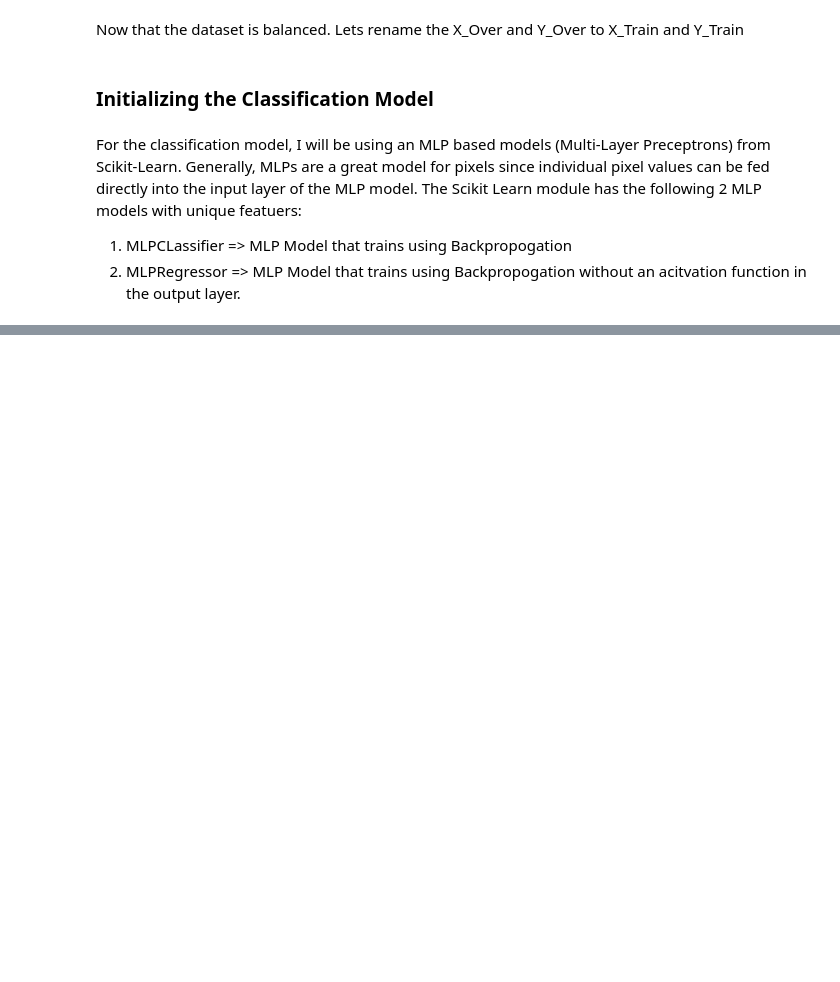
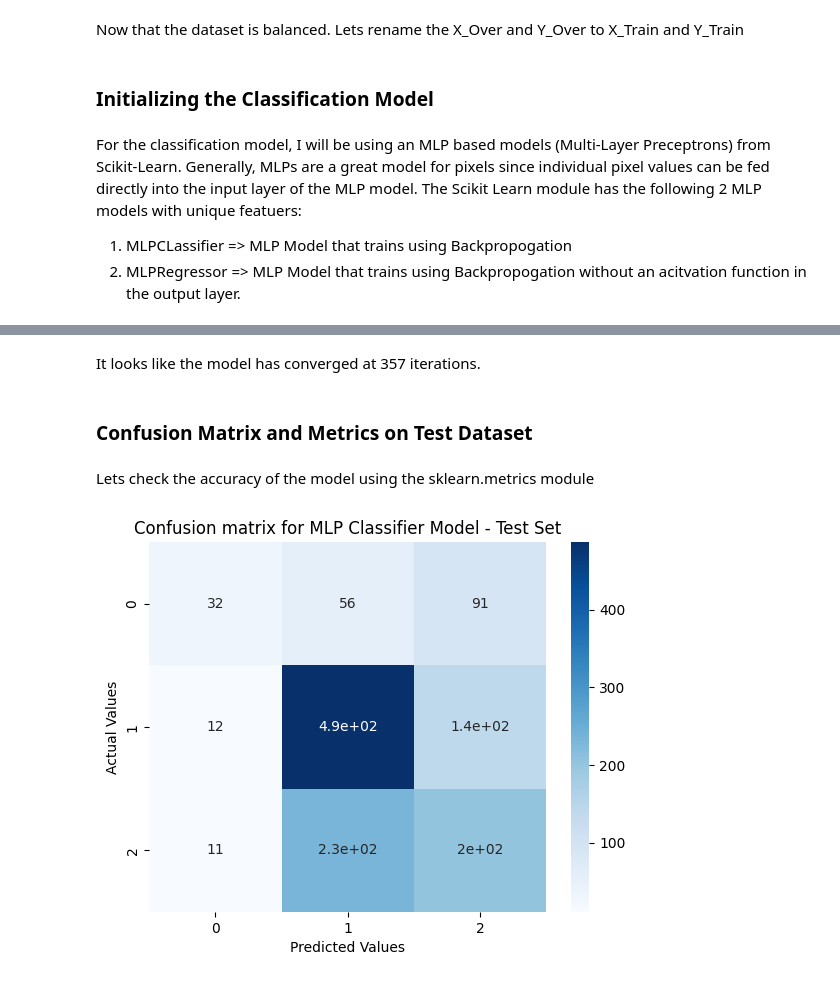
Before and after one commit to bigyambat/TRGN515_ML_Project, a Jupyter notebook: ML.ipynb, the cells around one changed output, grey strips where cells are left out. Cells and saved outputs as stored; diff of their text form; code cells hidden in the pictures; blank space fills up the shorter version.

Commit message:
Initalized Model and Ran QC Checks

```diff
--- a/ML.ipynb
+++ b/ML.ipynb
@@ -343,8 +346,8 @@ Y_Train
 5120          Non Demented
 Name: Labels, Length: 5069, dtype: object
 # %%
-X_Test = train_df.drop(columns="Labels")
-Y_Test = train_df.Labels
+X_Test = test_df.drop(columns="Labels")
+Y_Test = test_df.Labels
 # %%
 X_Test
 # %% [output]
@@ -433,7 +437,7 @@ For the classification model, I will be using an MLP based models (Multi-Layer P
 1. MLPCLassifier => MLP Model that trains using Backpropogation
 2. MLPRegressor => MLP Model that trains using Backpropogation without an acitvation function in the output layer.
 # %%
-clf = MLPClassifier(solver='lbfgs', alpha=1e-5,hidden_layer_sizes=(100, 100), random_state=1)
+clf = MLPClassifier(solver='lbfgs', alpha=1e-5,hidden_layer_sizes=(10,), max_iter=500, verbose=1, random_state=1)
 # %%
 clf.fit(X_Train, Y_Train)
 # %% [output]
@@ -446,0 +464,17 @@ MLPClassifier(alpha=1e-05, hidden_layer_sizes=(100, 100), random_state=1,
+# %% [markdown]
+It looks like the model has converged at 357 iterations.
+# %%
+Y_Pred = clf.predict(X_Test)
+# %% [markdown]
+### Confusion Matrix and Metrics on Test Dataset
+# %% [markdown]
+Lets check the accuracy of the model using the sklearn.metrics module
+# %%
+cm = confusion_matrix(Y_Test, Y_Pred)
+sns.heatmap(cm, annot=True, cmap='Blues')
+plt.title('Confusion matrix for MLP Classifier Model - Test Set')
+plt.xlabel('Predicted Values')
+plt.ylabel('Actual Values')
+plt.show()
+# %% [output]
+[figure, added]
```
Also changed, not shown: parts of 29 cells of this notebook.
